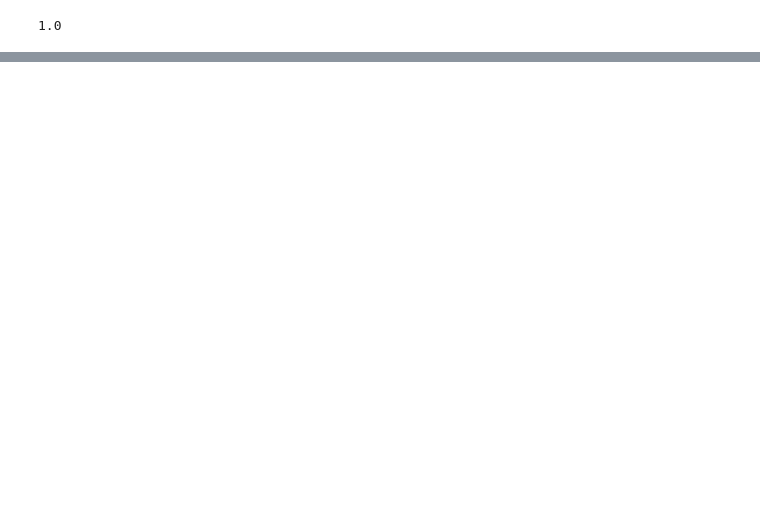
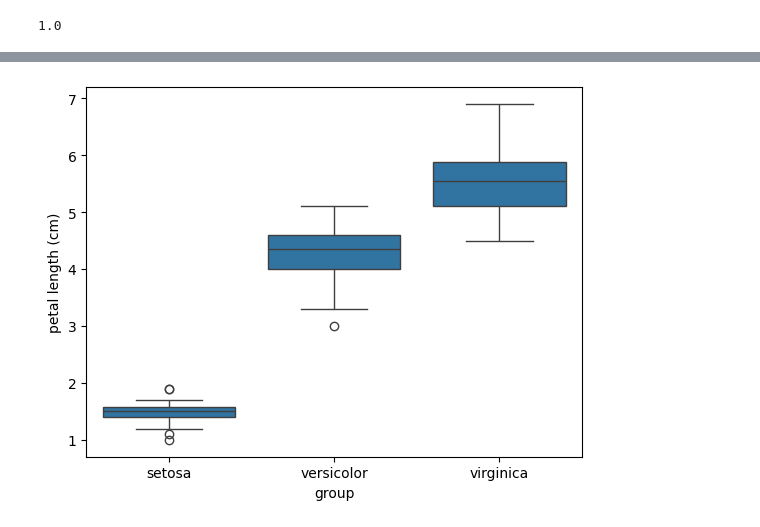
Before and after one commit to sirgypsyg/Artificial-Intelligence, a Jupyter notebook: lab4/decisionTree.ipynb, the cells around one changed output, grey strips where cells are left out. Cells and saved outputs as stored; diff of their text form; code cells hidden in the pictures; blank space fills up the shorter version.

```diff
--- a/lab4/decisionTree.ipynb
+++ b/lab4/decisionTree.ipynb
@@ -131,0 +185,12 @@ print (acc)
+# %%
+from sklearn import datasets
+from sklearn.model_selection import train_test_split
+import numpy as np
+
+
+iris_data = datasets.load_iris()
+print(iris_data.keys())
+
+print("Iris array shapes:\n")
+print(f"Data shape: {iris_data.data.shape}")
+print(f"Target shape: {iris_data.target.shape}\n")
@@ -131,0 +265,8 @@ print (acc)
+# %%
+import pandas as pd
+
+# np.c_ is the numpy concatenate function
+iris_df = pd.DataFrame(data= np.c_[iris_data['data'], iris_data['target']],
+                      columns= iris_data['feature_names'] + ['target'])
+
+print(iris_df.head())
@@ -131,0 +287,7 @@ print (acc)
+# %%
+group_names = pd.Series([iris_data.target_names[ind] for ind in iris_data.target], dtype = 'category')
+
+iris_df['group'] = group_names
+
+
+iris_df.head()
@@ -131,0 +301,10 @@ print (acc)
+# %%
+import seaborn as sns
+
+import matplotlib.pyplot as plt
+
+sns.boxplot(x="group",y="petal length (cm)",data=iris_df)
+
+plt.show()
+# %% [output]
+[figure, added]
```
Also changed, not shown: parts of 14 cells of this notebook, 4 other files.
